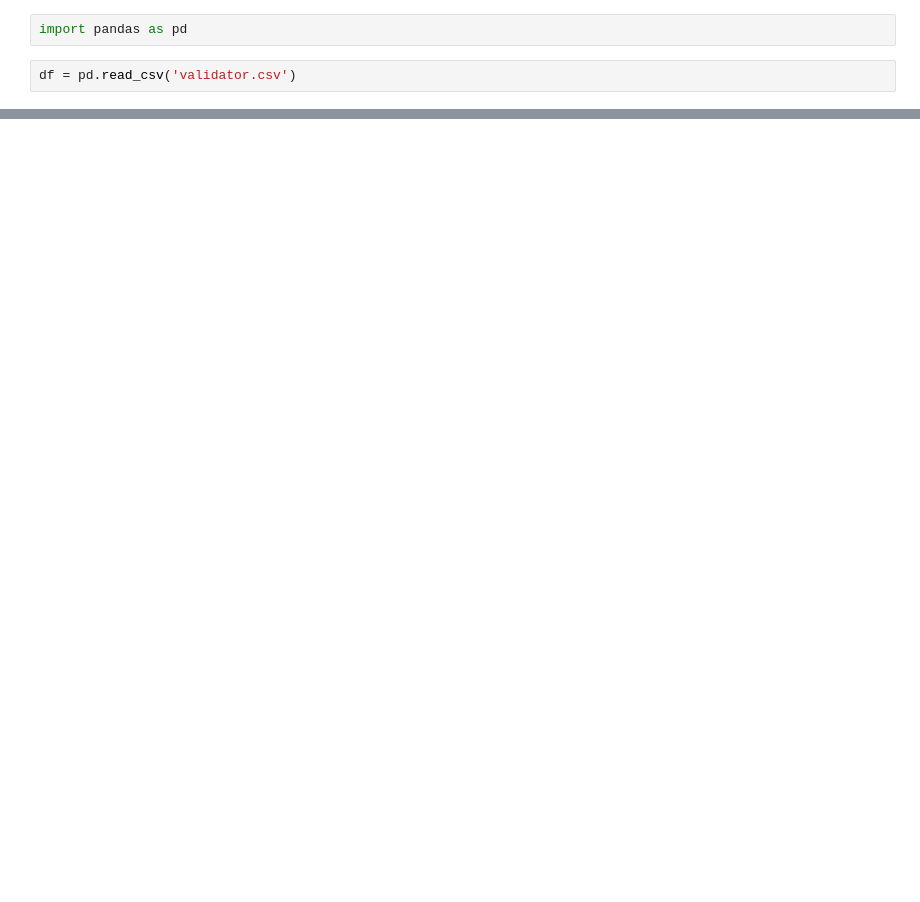
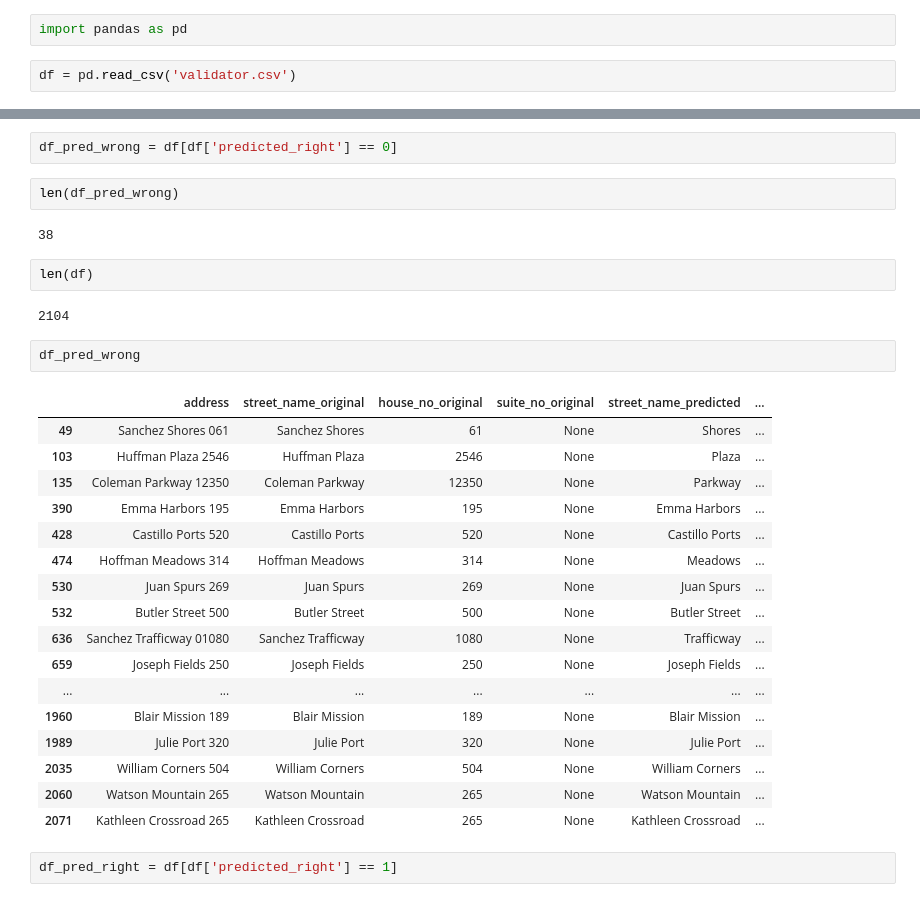
Before and after one commit to rajasgs/ecolab-ner-csp, a Jupyter notebook: validator.ipynb, the cells around one changed output, grey strips where cells are left out. Saved outputs shown, nothing was run; the diff lists cells and outputs as text; blank space fills up the shorter version.

```diff
--- a/validator.ipynb
+++ b/validator.ipynb
@@ -12,0 +21,32 @@ df
+# %%
+df_pred_wrong = df[df['predicted_right'] == 0]
+# %%
+len(df_pred_wrong)
+# %% [output]
+38
+# %%
+len(df)
+# %% [output]
+2104
+# %%
+df_pred_wrong
+# %% [output]
+|  | address | street_name_original | house_no_original | suite_no_original | street_name_predicted | ... |
+| 49 | Sanchez Shores 061 | Sanchez Shores | 61 | None | Shores | ... |
+| 103 | Huffman Plaza 2546 | Huffman Plaza | 2546 | None | Plaza | ... |
+| 135 | Coleman Parkway 12350 | Coleman Parkway | 12350 | None | Parkway | ... |
+| 390 | Emma Harbors 195 | Emma Harbors | 195 | None | Emma Harbors | ... |
+| 428 | Castillo Ports 520 | Castillo Ports | 520 | None | Castillo Ports | ... |
+| 474 | Hoffman Meadows 314 | Hoffman Meadows | 314 | None | Meadows | ... |
+| 530 | Juan Spurs 269 | Juan Spurs | 269 | None | Juan Spurs | ... |
+| 532 | Butler Street 500 | Butler Street | 500 | None | Butler Street | ... |
+| 636 | Sanchez Trafficway 01080 | Sanchez Trafficway | 1080 | None | Trafficway | ... |
+| 659 | Joseph Fields 250 | Joseph Fields | 250 | None | Joseph Fields | ... |
+| ... | ... | ... | ... | ... | ... | ... |
+| 1960 | Blair Mission 189 | Blair Mission | 189 | None | Blair Mission | ... |
+| 1989 | Julie Port 320 | Julie Port | 320 | None | Julie Port | ... |
+| 2035 | William Corners 504 | William Corners | 504 | None | William Corners | ... |
+| 2060 | Watson Mountain 265 | Watson Mountain | 265 | None | Watson Mountain | ... |
+| 2071 | Kathleen Crossroad 265 | Kathleen Crossroad | 265 | None | Kathleen Crossroad | ... |
+# %%
+df_pred_right = df[df['predicted_right'] == 1]
```
Also changed, not shown: parts of 2 cells of this notebook, 3 other files.
